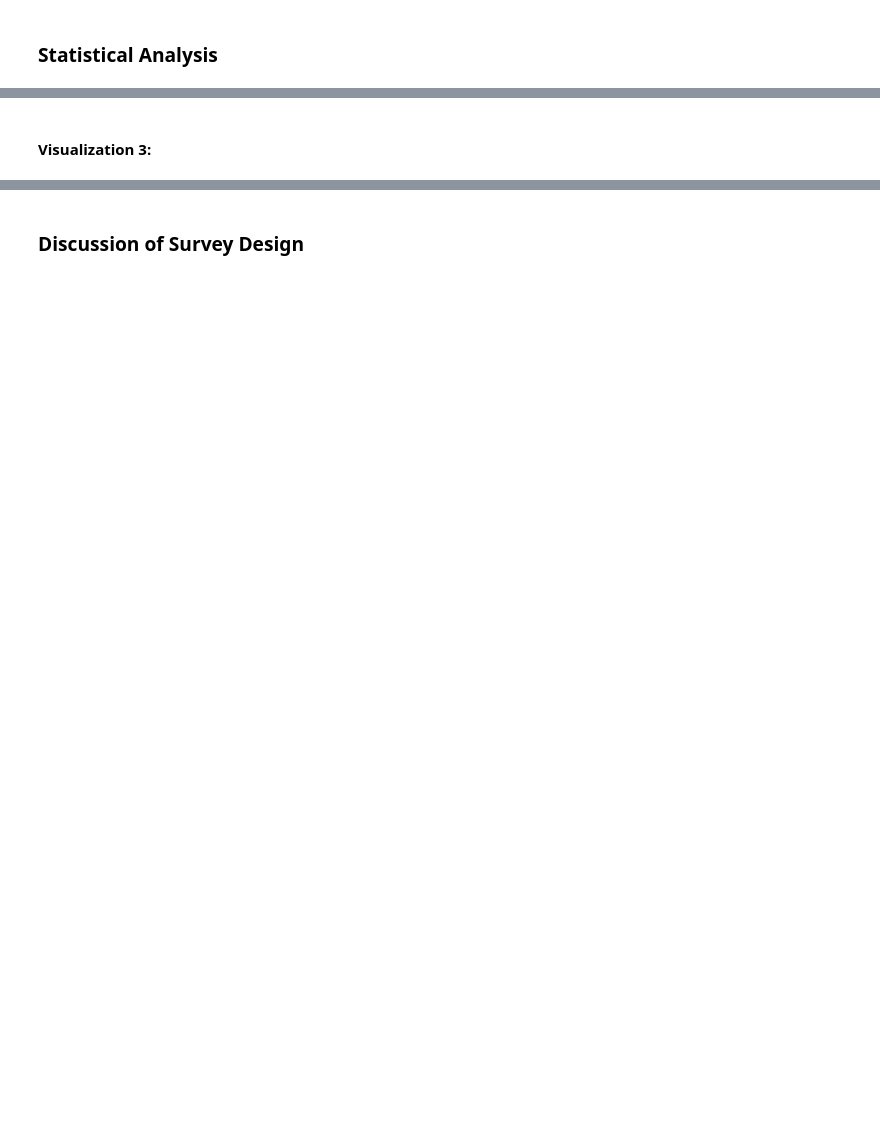
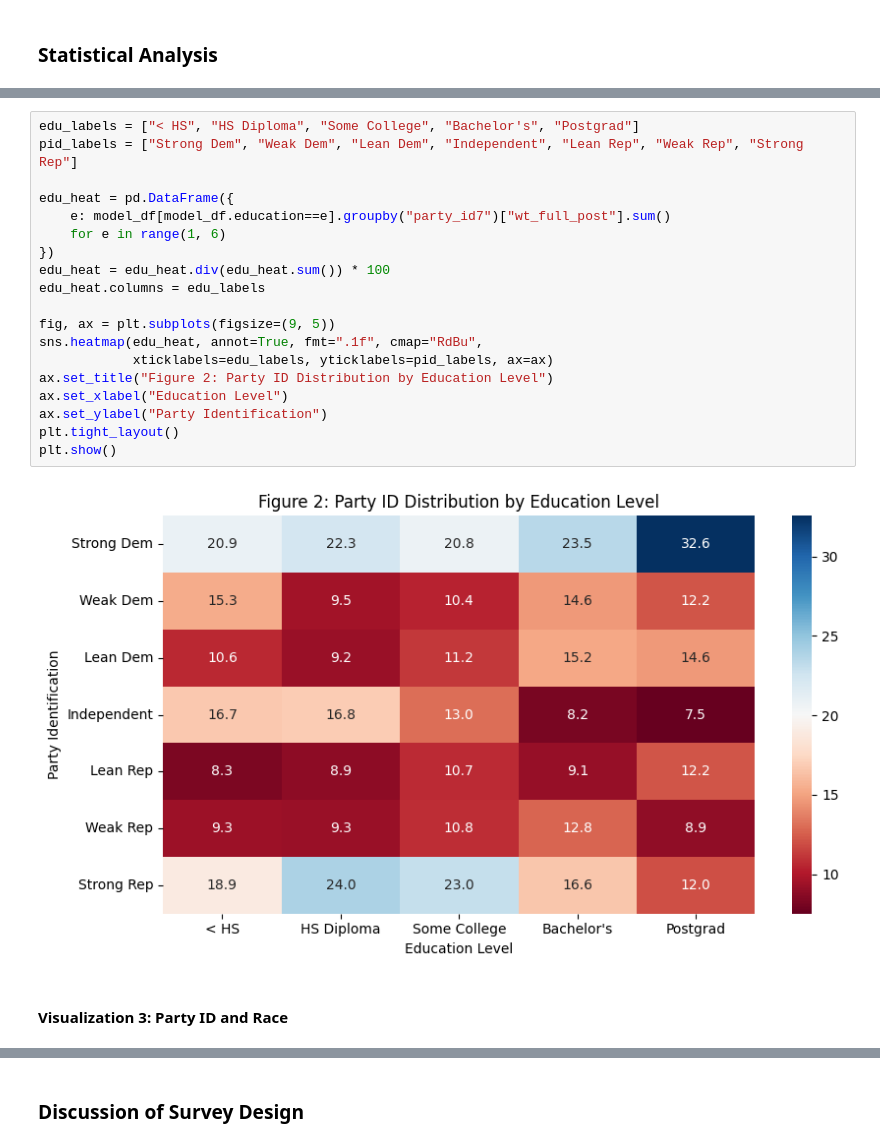
Before and after one commit to zejun-l/SI-313-Assignments, a Jupyter notebook: Survey Module Assignment.ipynb, the cells around one changed output, grey strips where cells are left out. Cells and saved outputs as stored; diff of their text form; blank space fills up the shorter version.

```diff
--- a/Survey Module Assignment.ipynb
+++ b/Survey Module Assignment.ipynb
@@ -255,2 +305,23 @@ plt.show()
+# %%
+edu_labels = ["< HS", "HS Diploma", "Some College", "Bachelor's", "Postgrad"]
+pid_labels = ["Strong Dem", "Weak Dem", "Lean Dem", "Independent", "Lean Rep", "Weak Rep", "Strong Rep"]
+
+edu_heat = pd.DataFrame({
+    e: model_df[model_df.education==e].groupby("party_id7")["wt_full_post"].sum()
+    for e in range(1, 6)
+})
+edu_heat = edu_heat.div(edu_heat.sum()) * 100
+edu_heat.columns = edu_labels
+
+fig, ax = plt.subplots(figsize=(9, 5))
+sns.heatmap(edu_heat, annot=True, fmt=".1f", cmap="RdBu",
+            xticklabels=edu_labels, yticklabels=pid_labels, ax=ax)
+ax.set_title("Figure 2: Party ID Distribution by Education Level")
+ax.set_xlabel("Education Level")
+ax.set_ylabel("Party Identification")
+plt.tight_layout()
+plt.show()
+# %% [output]
+[figure, added]
 # %% [markdown]
-#### Visualization 3:
+#### Visualization 3: Party ID and Race
```
Also changed, not shown: parts of 10 cells of this notebook.
